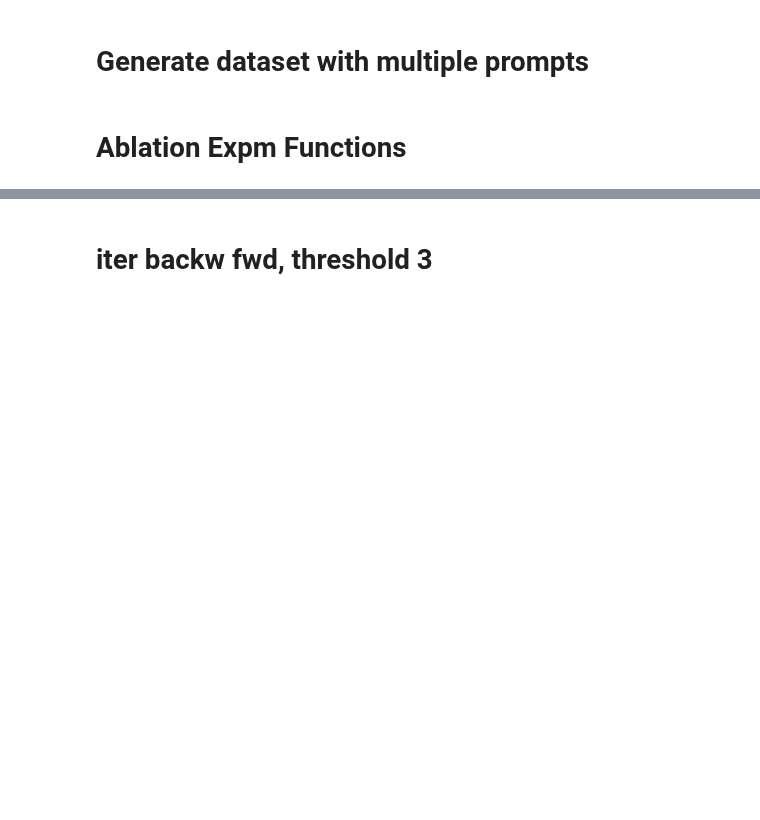
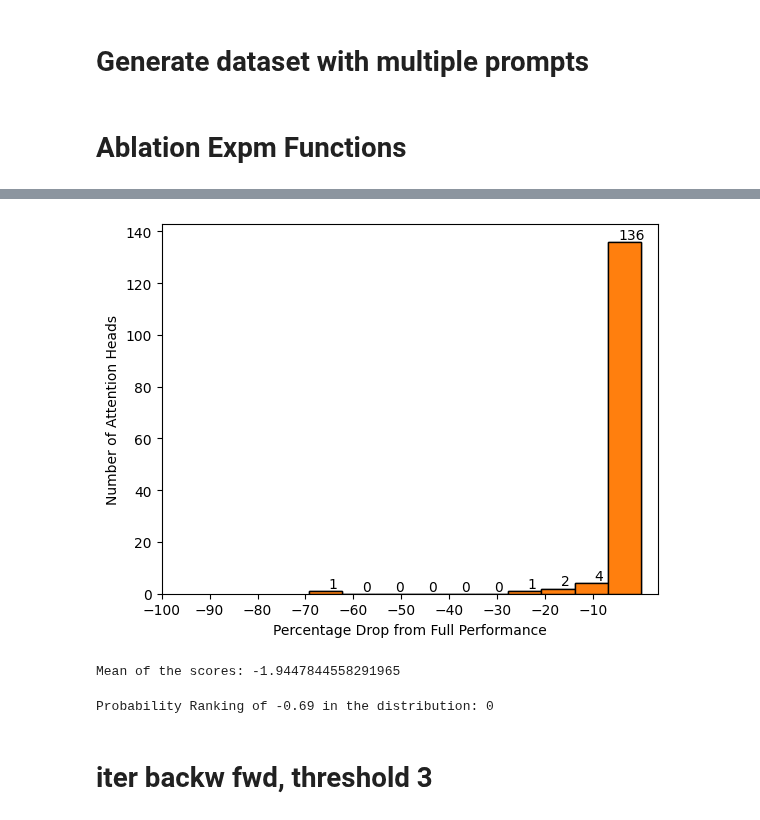
Before and after one commit to apartresearch/seqcont_circuits, a Jupyter notebook: notebooks/minimal_circuits/digits_randAll_cleanedUp.ipynb, the cells around one changed output, grey strips where cells are left out. Cells and saved outputs as stored; diff of their text form; code cells hidden in the pictures; blank space fills up the shorter version.

```diff
--- a/notebooks/minimal_circuits/digits_randAll_cleanedUp.ipynb
+++ b/notebooks/minimal_circuits/digits_randAll_cleanedUp.ipynb
@@ -1062,0 +1197,36 @@ def find_circuit_backw(curr_circuit=None, orig_score=100, threshold=10):
+# %%
+from google.colab import files
+
+lh_scores_drop = {key: min(0, val-100) for key, val in lh_scores.items()}
+
+# Extracting only the values (scores) from the dictionary
+scores = list(lh_scores_drop.values())
+
+# Creating a histogram for the scores
+plt.hist(scores, bins=10, edgecolor='black')  # Adjust the number of bins as needed
+
+# Creating a histogram for the scores
+n, bins, patches = plt.hist(scores, bins=10, edgecolor='black')  # Adjust the number of bins as needed
+
+# Annotating the histogram with the number of values in each bin
+for i in range(len(n)):
+    plt.text(bins[i]+5, n[i], str(int(n[i])), va='bottom', ha='center')
+
+# Setting x-axis ticks at intervals of 10 from 0 to 100
+plt.xticks(range(-100, 0, 10))
+
+# Adding labels and title for clarity
+plt.xlabel('Percentage Drop from Full Performance')
+plt.ylabel('Number of Attention Heads')
+# plt.title('Distribution of Attention Head Performance Drop Percentages')
+
+# Displaying the plot
+# plt.show()
+
+# Save the figure
+pdf_filename = 'lh_scores_distribution.pdf'
+plt.savefig(pdf_filename)
+
+# Download the file in Colab
+files.download(pdf_filename)
+# %% [output]
@@ -1063,3 +1235,40 @@ def find_circuit_backw(curr_circuit=None, orig_score=100, threshold=10):
+[figure, added]
+# %%
+import statistics
+
+# Assuming lh_scores_drop is already defined
+# For example, lh_scores_drop = {key: max(0, 100 - val) for key, val in lh_scores.items()}
+
+# Extracting the values from the dictionary
+scores = list(lh_scores_drop.values())
+
+# Calculating the mean
+mean_score = statistics.mean(scores)
+
+print("Mean of the scores:", mean_score)
+# %% [output]
+Mean of the scores: -1.9447844558291965
+# %%
+def get_probability_ranking(value, distribution):
+    # Convert distribution to a probability distribution (if not already)
+    total = sum(distribution)
+    prob_distribution = [x / total for x in distribution]
+
+    # Sort the probability distribution
+    sorted_distribution = sorted(prob_distribution)
+
+    # Calculate the cumulative probability up to the given value
+    cumulative_prob = sum(prob for prob in sorted_distribution if prob <= value)
+
+    return cumulative_prob
+
+# Example usage
+distribution = lh_scores_drop.values()
+value = -0.69  # Value to get the probability ranking for
+ranking = get_probability_ranking(value, distribution)
+print(f"Probability Ranking of {value} in the distribution: {ranking}")
+# %% [output]
+Probability Ranking of -0.69 in the distribution: 0
 # %% [markdown]
 # iter backw fwd, threshold 3
 # %%
```
Also changed, not shown: parts of 10 cells of this notebook.
